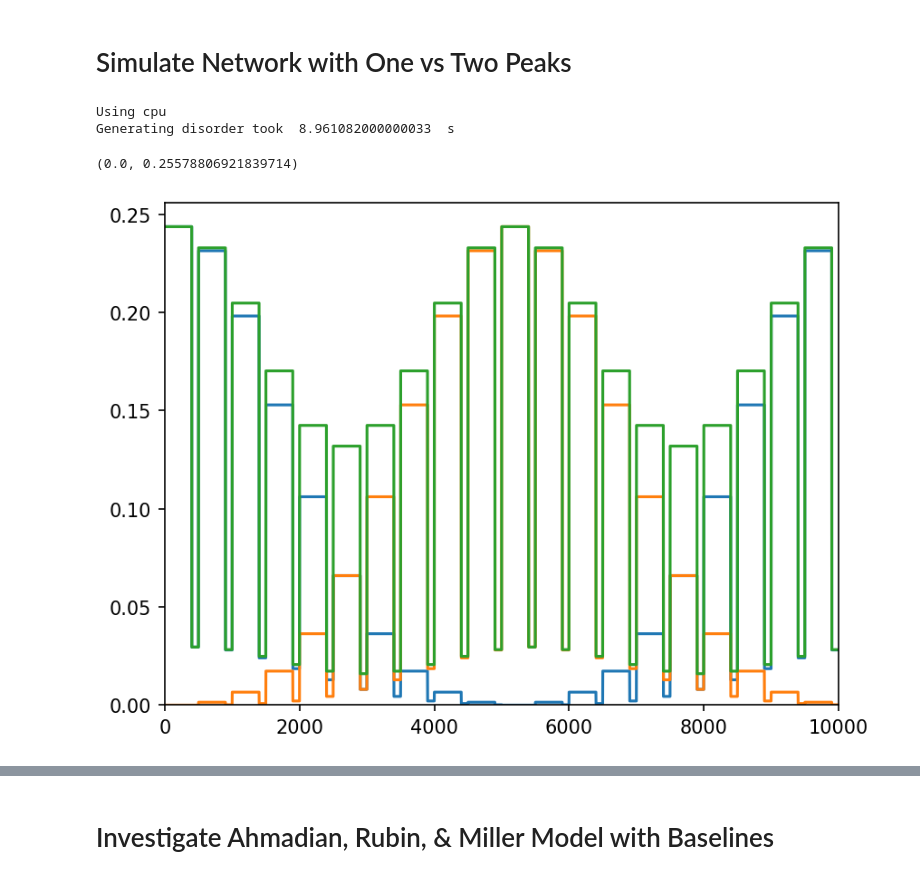
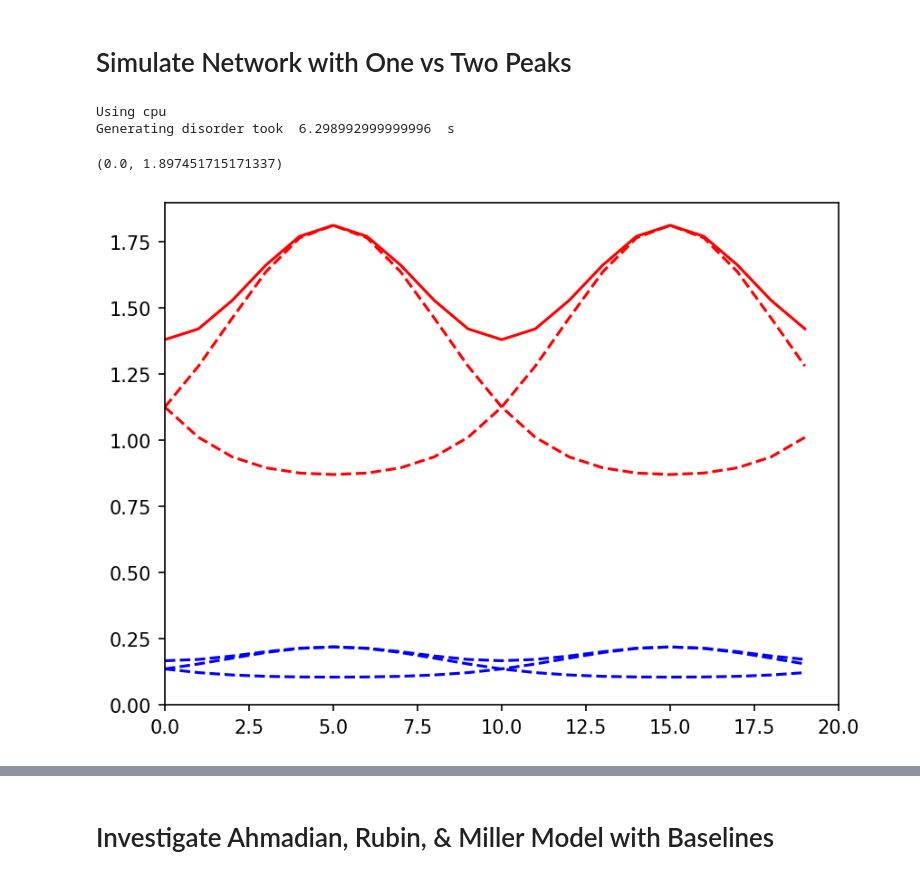
Before and after one commit to AddingAddict/ToroidalNetworks, a Jupyter notebook: sparse_weights/notebooks/normalization.ipynb, the cells around one changed output, grey strips where cells are left out. Cells and saved outputs as stored; diff of their text form; code cells hidden in the pictures.

```diff
--- a/sparse_weights/notebooks/normalization.ipynb
+++ b/sparse_weights/notebooks/normalization.ipynb
@@ -92,26 +93,29 @@ Using cpu
 # %%
 reload(su)
 
 start = time.process_time()
 
 net,M,H1,B,LAS,eps = su.gen_ring_disorder_tensor(0,this_prms,eX)
-H2 = np.roll(H1,N//2,0)
+H2 = np.roll(H1,N//2)
 
 print("Generating disorder took ",time.process_time() - start," s")
 print('')
 
 fig,ax = plt.subplots(1,1,dpi=150)
 
-ax.plot(H1)
-ax.plot(H2)
-ax.plot(H1+H2)
-ax.set_xlim(0,N)
+ax.plot(np.roll(bX*B+aXs[-1]*H1,N//4)[         ::net.NT],'r--')
+ax.plot(np.roll(bX*B+aXs[-1]*H1,N//4)[net.NC[0]::net.NT],'b--')
+ax.plot(np.roll(bX*B+aXs[-1]*H2,N//4)[         ::net.NT],'r--')
+ax.plot(np.roll(bX*B+aXs[-1]*H2,N//4)[net.NC[0]::net.NT],'b--')
+ax.plot(np.roll(bX*B+aXs[-1]*H1+aXs[-1]*H2,N//4)[        ::net.NT],'r-')
+ax.plot(np.roll(bX*B+aXs[-1]*H1+aXs[-1]*H2,N//4)[net.NC[0]::net.NT],'b--')
+ax.set_xlim(0,Nori)
 ax.set_ylim(0,None)
 # %% [output]
 Using cpu
-Generating disorder took  8.961082000000033  s
+Generating disorder took  6.298992999999996  s
-(0.0, 0.25578806921839714)
+(0.0, 1.897451715171337)
-[figure, old version]
+[figure, new version]
 # %%
 reload(su)
 
```
Also changed, not shown: parts of 20 cells of this notebook, 3 other files.
